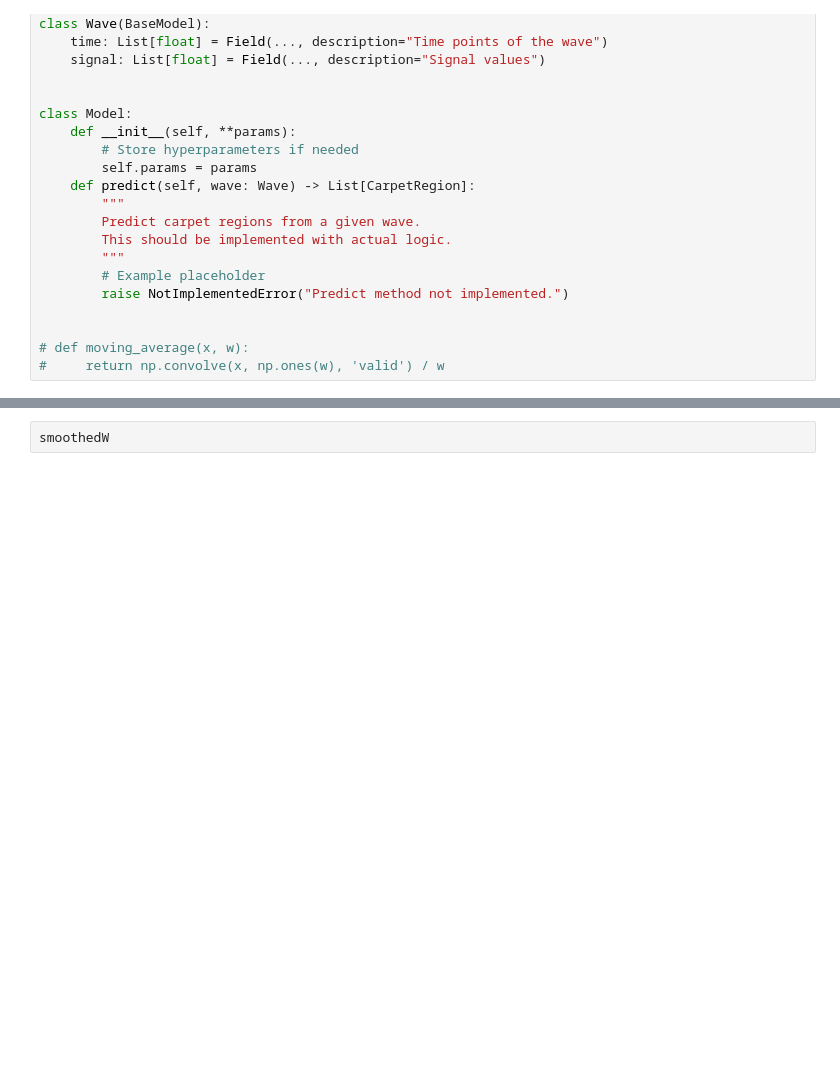
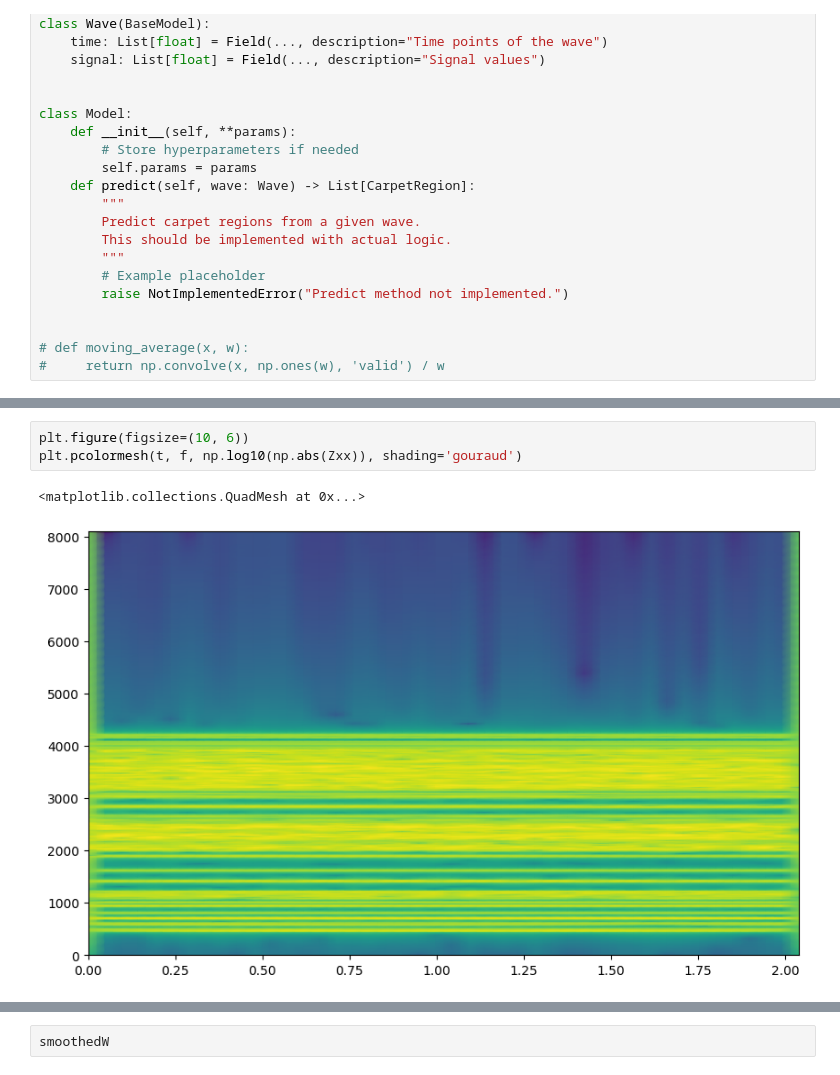
Before and after one commit to pyKuga/TRACTIAN, a Jupyter notebook: part2.ipynb, the cells around one changed output, grey strips where cells are left out. Cells and saved outputs as stored; diff of their text form; blank space fills up the shorter version.

```diff
--- a/part2.ipynb
+++ b/part2.ipynb
@@ -55,0 +70,6 @@ smoothedW.plot(ax=axs[1])
+# %%
+plt.figure(figsize=(10, 6))
+plt.pcolormesh(t, f, np.log10(np.abs(Zxx)), shading='gouraud')
+# %% [output]
+<matplotlib.collections.QuadMesh at 0x...>
+[figure, added]
```
Also changed, not shown: parts of 7 cells of this notebook, 2 other files.
